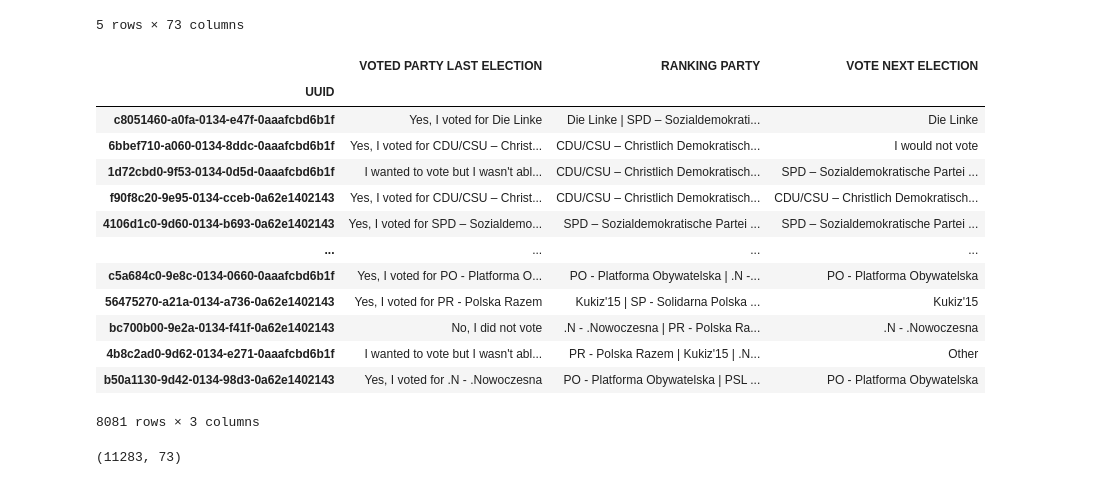
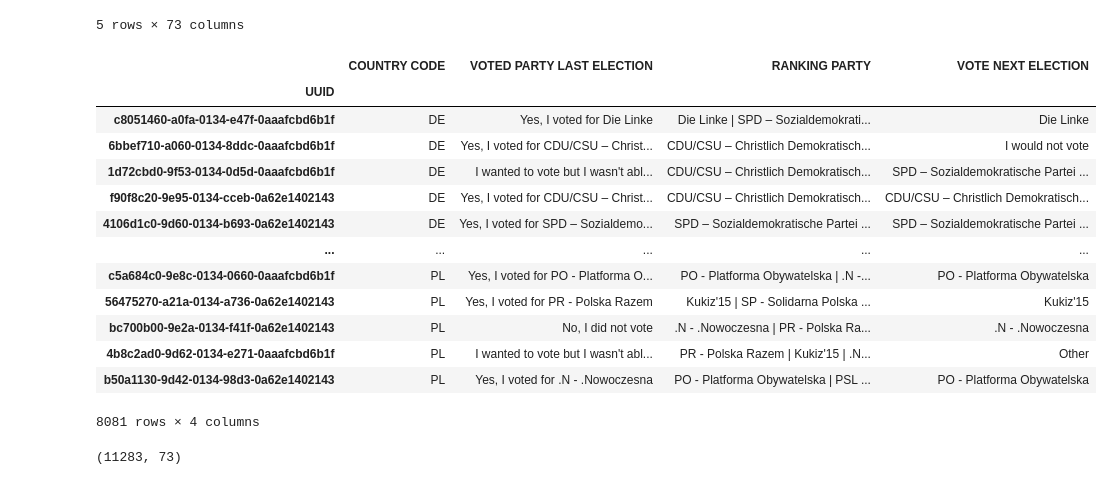
Before and after one commit to giordanoDaloisio/The-Trump-Effect, a Jupyter notebook: The Trump Effect.ipynb, the cells around one changed output. Drawn from its saved outputs; the diff is of its cells as text; code cells hidden in the pictures.

```diff
--- a/The Trump Effect.ipynb
+++ b/The Trump Effect.ipynb
@@ -376,22 +366,23 @@ data.head()
 | 026e16e0-9d49-0134-47be-0aaafcbd6b1f | AT | 48 | female | I have some high school or second... | rural | Yes, as a citizen | 3 | ... |
 5 rows × 73 columns
 # %%
-data[['VOTED PARTY LAST ELECTION', 'RANKING PARTY', 'VOTE NEXT ELECTION']][data['VOTED PARTY LAST ELECTION'].notnull()]
+data[['COUNTRY CODE', 'VOTED PARTY LAST ELECTION', 'RANKING PARTY', 'VOTE NEXT ELECTION']]\
+[data['VOTED PARTY LAST ELECTION'].notnull()]
 # %% [output]
-|  | VOTED PARTY LAST ELECTION | RANKING PARTY | VOTE NEXT ELECTION |
-| UUID |  |  |  |
-| c8051460-a0fa-0134-e47f-0aaafcbd6b1f | Yes, I voted for Die Linke | Die Linke | SPD – Sozialdemokrati... | Die Linke |
-| 6bbef710-a060-0134-8ddc-0aaafcbd6b1f | Yes, I voted for CDU/CSU – Christ... | CDU/CSU – Christlich Demokratisch... | I would not vote |
-| 1d72cbd0-9f53-0134-0d5d-0aaafcbd6b1f | I wanted to vote but I wasn't abl... | CDU/CSU – Christlich Demokratisch... | SPD – Sozialdemokratische Partei ... |
-| f90f8c20-9e95-0134-cceb-0a62e1402143 | Yes, I voted for CDU/CSU – Christ... | CDU/CSU – Christlich Demokratisch... | CDU/CSU – Christlich Demokratisch... |
-| 4106d1c0-9d60-0134-b693-0a62e1402143 | Yes, I voted for SPD – Sozialdemo... | SPD – Sozialdemokratische Partei ... | SPD – Sozialdemokratische Partei ... |
-| ... | ... | ... | ... |
-| c5a684c0-9e8c-0134-0660-0aaafcbd6b1f | Yes, I voted for PO - Platforma O... | PO - Platforma Obywatelska | .N -... | PO - Platforma Obywatelska |
-| 56475270-a21a-0134-a736-0a62e1402143 | Yes, I voted for PR - Polska Razem | Kukiz'15 | SP - Solidarna Polska ... | Kukiz'15 |
-| bc700b00-9e2a-0134-f41f-0a62e1402143 | No, I did not vote | .N - .Nowoczesna | PR - Polska Ra... | .N - .Nowoczesna |
-| 4b8c2ad0-9d62-0134-e271-0aaafcbd6b1f | I wanted to vote but I wasn't abl... | PR - Polska Razem | Kukiz'15 | .N... | Other |
-| b50a1130-9d42-0134-98d3-0a62e1402143 | Yes, I voted for .N - .Nowoczesna | PO - Platforma Obywatelska | PSL ... | PO - Platforma Obywatelska |
+|  | COUNTRY CODE | VOTED PARTY LAST ELECTION | RANKING PARTY | VOTE NEXT ELECTION |
+| UUID |  |  |  |  |
+| c8051460-a0fa-0134-e47f-0aaafcbd6b1f | DE | Yes, I voted for Die Linke | Die Linke | SPD – Sozialdemokrati... | Die Linke |
+| 6bbef710-a060-0134-8ddc-0aaafcbd6b1f | DE | Yes, I voted for CDU/CSU – Christ... | CDU/CSU – Christlich Demokratisch... | I would not vote |
+| 1d72cbd0-9f53-0134-0d5d-0aaafcbd6b1f | DE | I wanted to vote but I wasn't abl... | CDU/CSU – Christlich Demokratisch... | SPD – Sozialdemokratische Partei ... |
+| f90f8c20-9e95-0134-cceb-0a62e1402143 | DE | Yes, I voted for CDU/CSU – Christ... | CDU/CSU – Christlich Demokratisch... | CDU/CSU – Christlich Demokratisch... |
+| 4106d1c0-9d60-0134-b693-0a62e1402143 | DE | Yes, I voted for SPD – Sozialdemo... | SPD – Sozialdemokratische Partei ... | SPD – Sozialdemokratische Partei ... |
+| ... | ... | ... | ... | ... |
+| c5a684c0-9e8c-0134-0660-0aaafcbd6b1f | PL | Yes, I voted for PO - Platforma O... | PO - Platforma Obywatelska | .N -... | PO - Platforma Obywatelska |
+| 56475270-a21a-0134-a736-0a62e1402143 | PL | Yes, I voted for PR - Polska Razem | Kukiz'15 | SP - Solidarna Polska ... | Kukiz'15 |
+| bc700b00-9e2a-0134-f41f-0a62e1402143 | PL | No, I did not vote | .N - .Nowoczesna | PR - Polska Ra... | .N - .Nowoczesna |
+| 4b8c2ad0-9d62-0134-e271-0aaafcbd6b1f | PL | I wanted to vote but I wasn't abl... | PR - Polska Razem | Kukiz'15 | .N... | Other |
+| b50a1130-9d42-0134-98d3-0a62e1402143 | PL | Yes, I voted for .N - .Nowoczesna | PO - Platforma Obywatelska | PSL ... | PO - Platforma Obywatelska |
-8081 rows × 3 columns
+8081 rows × 4 columns
 # %%
 data.shape
 # %% [output]
```
Also changed, not shown: parts of 79 cells of this notebook, 1 other file.
